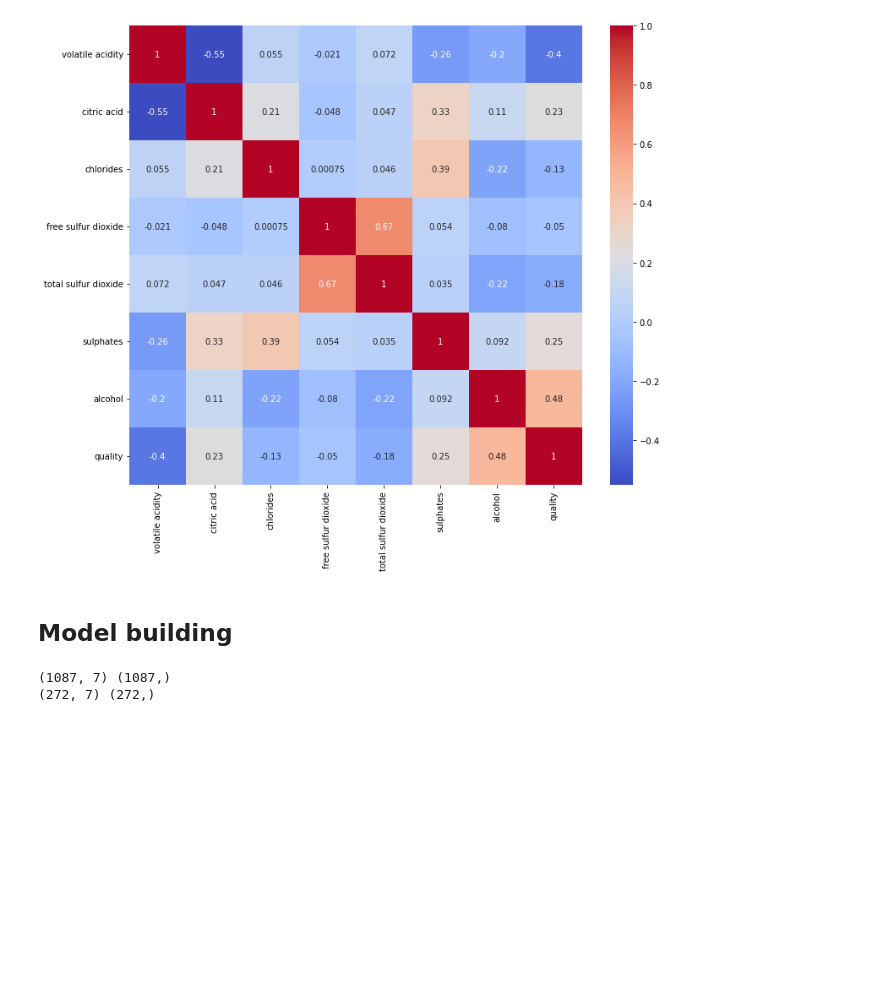
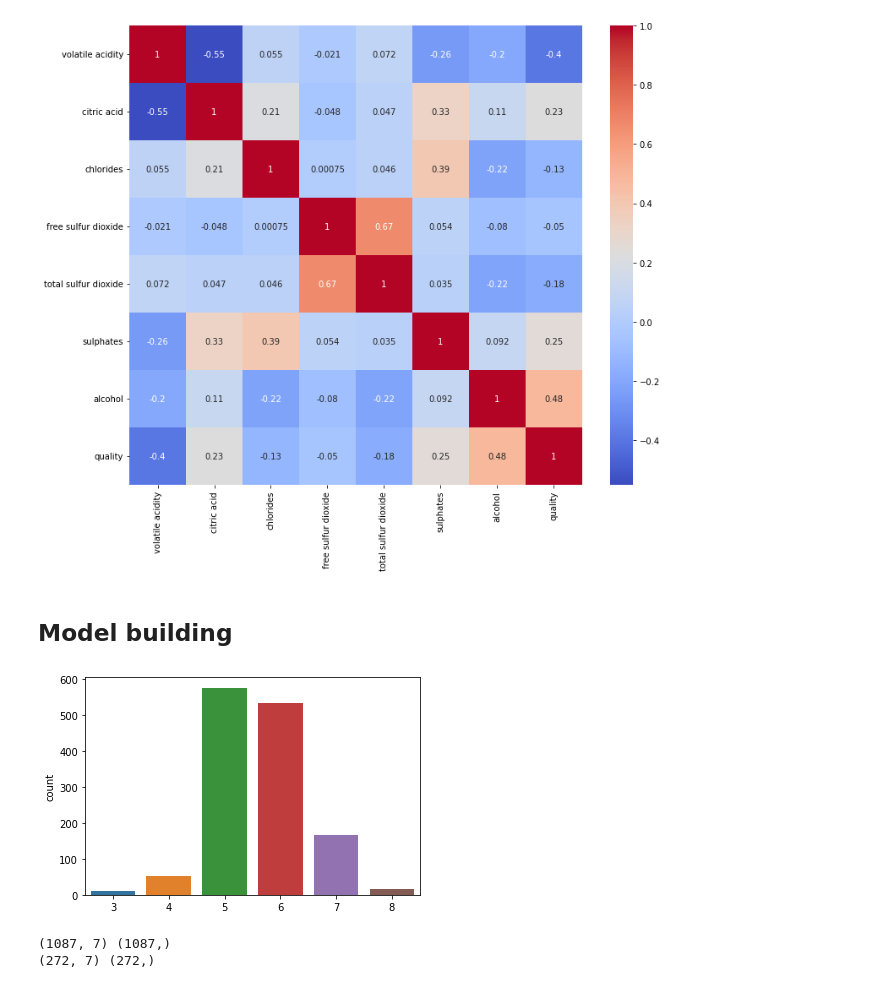
Before and after one commit to peeush-agarwal/red-wine-quality-predictor, a Jupyter notebook: notebooks/1.ipynb, the cells around one changed output. Cells and saved outputs as stored; diff of their text form; code cells hidden in the pictures; blank space fills up the shorter version.

```diff
--- a/notebooks/1.ipynb
+++ b/notebooks/1.ipynb
@@ -145,6 +145,11 @@ plt.show()
 # %%
 X = df_1.drop('quality', axis=1)
 y = df_1['quality'].values
+# %%
+sns.countplot(x=y)
+plt.show()
+# %% [output]
+[figure, added]
 # %%
 X_train, X_val, y_train, y_val = train_test_split(X, y, test_size=0.2, stratify=y, random_state=41)
 
```
Also changed, not shown: parts of 11 cells of this notebook.
